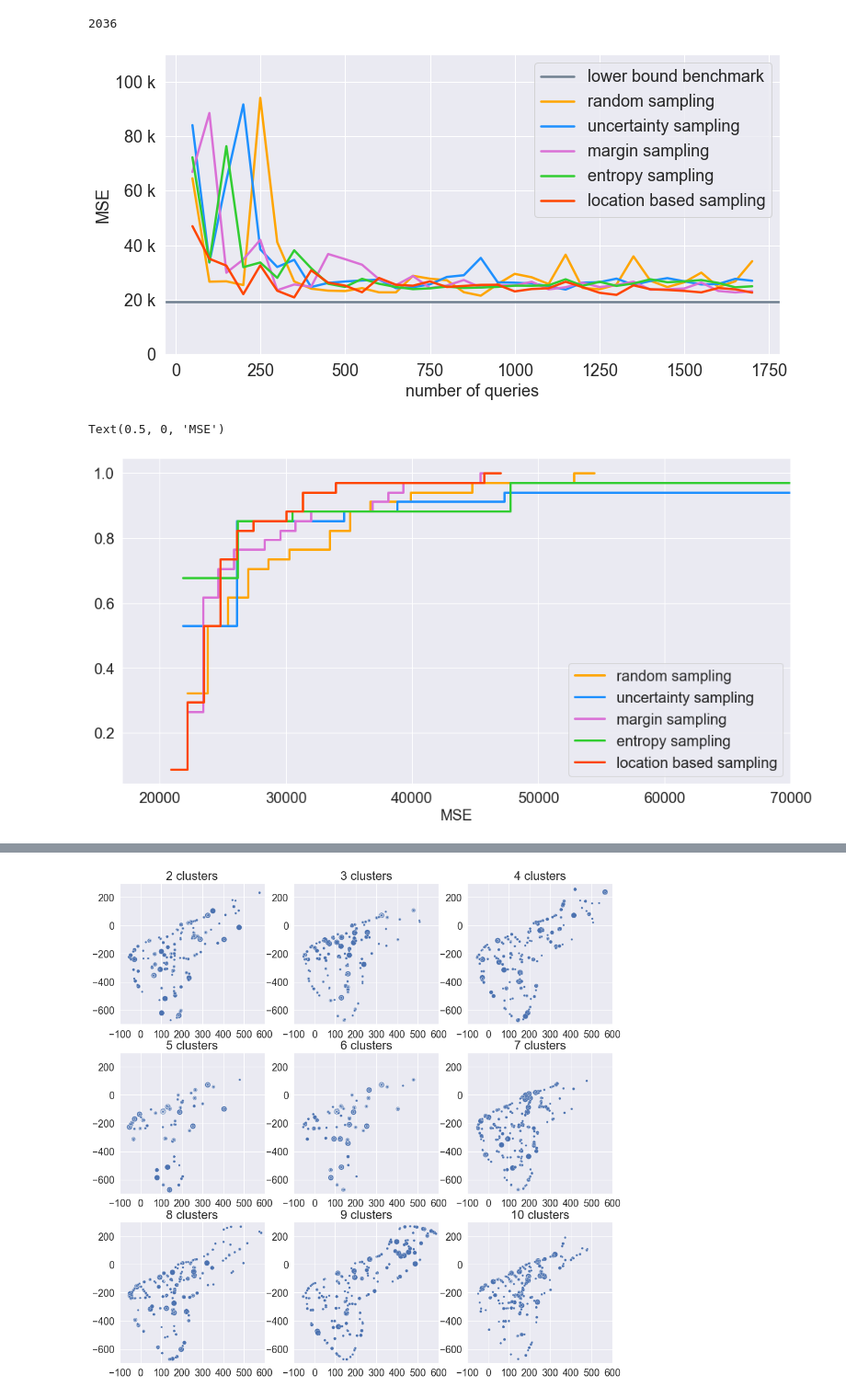
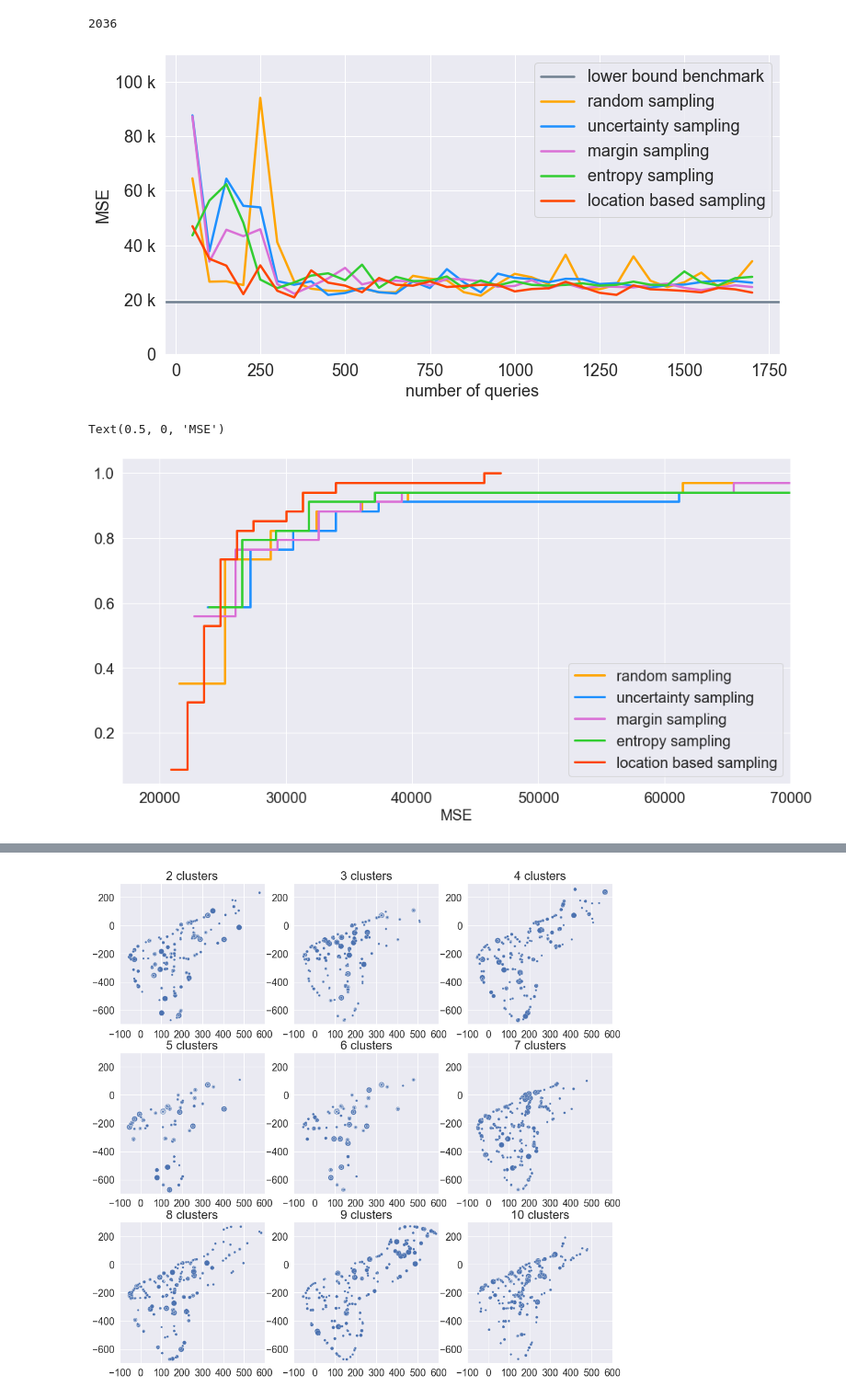
Before and after one commit to telenovelachuan/data_science, a Jupyter notebook: master_project/new_qs.ipynb, the cells around one changed output, grey strips where cells are left out. Shown at 92% size. Saved outputs shown, nothing was run; the diff lists cells and outputs as text; code cells hidden in the pictures.

```diff
--- a/master_project/new_qs.ipynb
+++ b/master_project/new_qs.ipynb
@@ -229,11 +240,11 @@ dist_dict_pretrain.index(max(dist_dict_pretrain))
 # mse_dict_margin_all = {50: 51284.7889639079, 100: 66016.85194045343, 150: 30273.315947502284, 200: 30510.82017951523, 250: 101819.90187829953, 300: 38640.28536421815, 350: 61023.50973416321, 400: 39791.17053809991, 450: 33765.272898954434, 500: 25399.624299885418, 550: 25295.027473948994, 600: 29622.44115548955, 650: 22079.748127691277, 700: 26585.907866276033, 750: 23744.630069383275, 800: 33232.0238208386, 850: 22102.53742151872, 900: 22752.360947639696, 950: 24208.144510679806, 1000: 21562.274649640396, 1050: 26998.73762918318, 1100: 24560.675992117074, 1150: 22452.813376793336, 1200: 23929.085556499747, 1250: 21515.396521110073, 1300: 21002.850865800327, 1350: 20719.38535556257, 1400: 22377.759285214455, 1450: 21627.643168845763, 1500: 22310.4018052671, 1550: 22741.272950609113, 1600: 21881.32329409153, 1650: 27603.12559227485, 1700: 24481.910818201824}
 # mse_dict_entropy_all = {50: 28380.728995871905, 100: 25999.777289061687, 150: 22867.76505331373, 200: 28199.529204771632, 250: 25441.47017795502, 300: 25003.850975922735, 350: 23999.76663088189, 400: 23389.13185333071, 450: 28617.153615144096, 500: 21572.535891404164, 550: 23780.802876654794, 600: 27012.64679644414, 650: 24011.72121292667, 700: 38444.200770061805, 750: 22689.47333404826, 800: 25654.592084456395, 850: 28205.596121859, 900: 25440.040743286863, 950: 25117.27085514094, 1000: 23442.317186662574, 1050: 23036.608919064194, 1100: 23096.5961593425, 1150: 23124.530170379745, 1200: 24805.102946529525, 1250: 25953.39294655282, 1300: 23577.54266208186, 1350: 25200.517051388724, 1400: 24119.660713122023, 1450: 25046.87818086985, 1500: 23816.1011390917, 1550: 24551.050842369663, 1600: 21517.733642173673, 1650: 24585.92453574138, 1700: 24052.50585216122}
 
-mse_dict_margin_all = {50: 66887.6214122649, 100: 88507.76216602384, 150: 29936.962457580812, 200: 34812.579673874825, 250: 42000.52278152192, 300: 23534.968172698354, 350: 25625.798645450075, 400: 24824.341556817428, 450: 36798.662247380205, 500: 34910.52609149051, 550: 32877.82563291676, 600: 27558.84871342771, 650: 25374.28314743574, 700: 28729.402844059427, 750: 24336.49173444293, 800: 25245.637280946015, 850: 27259.327786147027, 900: 24532.267541255675, 950: 25381.570038291127, 1000: 25222.097167089767, 1050: 26608.89250059309, 1100: 23837.649707565797, 1150: 24621.50575066505, 1200: 26273.806863571765, 1250: 24672.16685679967, 1300: 25413.94950093873, 1350: 26665.25944700702, 1400: 23727.05168598898, 1450: 23853.27584224164, 1500: 24158.484337858008, 1550: 26347.762779026674, 1600: 23252.642997147195, 1650: 22722.134335279425, 1700: 23135.362360619856}
+mse_dict_margin_all = {50: 87274.2314127471, 100: 34021.824370248396, 150: 45700.84007427305, 200: 43340.065112824326, 250: 45879.24136591033, 300: 25766.13681655633, 350: 22241.963323763815, 400: 24985.449233506533, 450: 27837.902616235748, 500: 31716.301588563274, 550: 25663.238247685007, 600: 27076.298476021922, 650: 26998.717610840406, 700: 26737.168140556667, 750: 25289.05601126204, 800: 27697.33896683258, 850: 27504.65358577123, 900: 26754.989114975222, 950: 24773.299088648564, 1000: 25101.928522939106, 1050: 27227.69399556109, 1100: 24164.550928108918, 1150: 26037.225874089945, 1200: 24209.413818716403, 1250: 24950.717669951347, 1300: 24763.408208758545, 1350: 24578.07583715835, 1400: 25380.003846957366, 1450: 25934.12376198894, 1500: 24399.600458797115, 1550: 23522.946025523994, 1600: 24495.582357090203, 1650: 25304.34901091985, 1700: 24687.799941881807}
 
-mse_dict_entropy_all = {50: 72270.46341198114, 100: 33798.881873728336, 150: 76341.02726321324, 200: 31975.80015197342, 250: 33690.31602564213, 300: 28052.673402047105, 350: 38165.12070733228, 400: 31588.93165639514, 450: 25903.590268984513, 500: 24739.723164045437, 550: 27701.75728490079, 600: 25899.61411768036, 650: 24706.183194134956, 700: 23927.613007711974, 750: 24210.605877344413, 800: 24851.483913454183, 850: 24362.938801898636, 900: 24510.6088263314, 950: 24759.386677728475, 1000: 25199.699589350264, 1050: 25151.018155160553, 1100: 25331.657209407047, 1150: 27533.68408030449, 1200: 25160.608147460025, 1250: 26623.960842444594, 1300: 25111.328143165854, 1350: 26004.119455276024, 1400: 27518.212201310398, 1450: 26450.026136074597, 1500: 26758.531877173144, 1550: 27243.839282602406, 1600: 26190.166451235946, 1650: 24593.285131033084, 1700: 24978.048950373555}
+mse_dict_entropy_all = {50: 43650.01194239468, 100: 56401.77449741168, 150: 62413.26626018912, 200: 48288.10312340775, 250: 27443.105024640085, 300: 24290.64510205304, 350: 26368.529177286186, 400: 28878.98117016643, 450: 29732.291006685406, 500: 27190.734194091376, 550: 32905.46012192293, 600: 24426.388992398133, 650: 28430.408423583347, 700: 26864.883394596593, 750: 26987.97185065731, 800: 28571.15357147974, 850: 24247.303813832255, 900: 27091.97588363064, 950: 25245.2212014816, 1000: 26816.530418145732, 1050: 25497.861921055548, 1100: 25210.55472045959, 1150: 25480.490149725912, 1200: 26060.992616962176, 1250: 25205.746098749394, 1300: 25508.081123618962, 1350: 26678.33586806679, 1400: 25537.866295729134, 1450: 25371.75630075664, 1500: 30412.57020292715, 1550: 26435.162623301014, 1600: 25294.681106169268, 1650: 27953.333995516823, 1700: 28434.0159512633}
 
-mse_dict_uncertainty_all = {50: 84075.90875370559, 100: 33699.15304739299, 150: 63756.037378867164, 200: 91654.6937654798, 250: 38496.41352639467, 300: 32037.921858235975, 350: 34671.98453847851, 400: 24699.581736362186, 450: 26209.59345341322, 500: 26722.29448102348, 550: 27091.698272341022, 600: 27423.0252419819, 650: 24281.8268071658, 700: 24630.805142679088, 750: 25670.632328470147, 800: 28383.614323774473, 850: 29024.035153310713, 900: 35374.16666498303, 950: 26406.270421513647, 1000: 26288.06914709238, 1050: 25971.927244852213, 1100: 25015.370268924496, 1150: 23771.109914695702, 1200: 26305.45567457534, 1250: 26468.014543855752, 1300: 27769.279340282763, 1350: 25491.379216352714, 1400: 26917.46992120579, 1450: 27955.20896355715, 1500: 26778.052430696134, 1550: 25649.140378066557, 1600: 25800.416205793783, 1650: 27687.816788335822, 1700: 26993.06563479501}
+mse_dict_uncertainty_all = {50: 87629.04252421782, 100: 37832.80640381217, 150: 64430.23905767614, 200: 54470.909364640305, 250: 53897.79987059656, 300: 26868.704152983923, 350: 25527.601566367444, 400: 26788.647703442894, 450: 21799.59864454196, 500: 22501.180930248476, 550: 24300.086692563225, 600: 22793.96013749774, 650: 22327.322885575613, 700: 26804.454509330404, 750: 24307.578869441888, 800: 31259.330054888076, 850: 26402.17077145626, 900: 22754.42979547521, 950: 29612.911640898343, 1000: 28083.84035950064, 1050: 27604.907585675417, 1100: 26468.33116475996, 1150: 27706.93369375773, 1200: 27579.479499608013, 1250: 25784.321183644453, 1300: 26135.702640990898, 1350: 25078.52616574628, 1400: 24468.77576536007, 1450: 25407.116028916487, 1500: 25593.70828006933, 1550: 26523.03347655087, 1600: 27029.879742834102, 1650: 26881.291398721576, 1700: 26285.65118480298}
 
 mse_dict_random_all = {50: 64560.27488355944, 100: 26656.320165685156, 150: 26791.743413117598, 200: 25417.141337022404, 250: 94060.02358323918, 300: 41158.38147195243, 350: 26735.45601822592, 400: 24095.09298239557, 450: 23364.14391864023, 500: 23220.05182452103, 550: 24297.446131139262, 600: 22750.111461659286, 650: 22743.269487215905, 700: 28806.65352557978, 750: 27748.564063692134, 800: 27188.77247402727, 850: 22796.744506706706, 900: 21519.772259155838, 950: 25790.632232691318, 1000: 29526.095728379583, 1050: 28274.788905171503, 1100: 25789.39064974111, 1150: 36552.09862573303, 1200: 24359.899872777245, 1250: 23869.967001947094, 1300: 25586.31542786026, 1350: 35938.94001549325, 1400: 27013.95412427641, 1450: 24671.70363909544, 1500: 26455.032982821893, 1550: 29978.299390030545, 1600: 24718.025123760588, 1650: 26787.88301615208, 1700: 34183.66282587346}
 
@@ -248,34 +259,34 @@ mses_uncertainty_all = list(mse_dict_uncertainty_all.values())
 mses_margin_all = list(mse_dict_margin_all.values())
 mses_entropy_all = list(mse_dict_entropy_all.values())
 mses_lb_all = list(mse_dict_lb_all.values())[:len(n_queries)]
 
 
 font_size = 18
 line_width = 2.5
 import matplotlib.ticker as ticker
 sns.set()
 fig, ax = plt.subplots(figsize=(12, 6))
 #plt.figure(figsize=(12, 6))
 y_bm = 19258.3560
 
 plt.axhline(y=y_bm, color='slategray', linestyle='-', label="lower bound benchmark", linewidth=line_width)
 plt.plot(n_queries, mses_random_all, label="random sampling", linewidth=line_width, color="orange")
 plt.plot(n_queries, mses_uncertainty_all, label="uncertainty sampling", linewidth=line_width, color="dodgerblue")
 plt.plot(n_queries, mses_margin_all, label="margin sampling", linewidth=line_width, color="orchid")
 plt.plot(n_queries, mses_entropy_all, label="entropy sampling", linewidth=line_width, color="limegreen")
 plt.plot(n_queries, mses_lb_all, label="location based sampling", linewidth=line_width, color="orangered")
 
 
 plt.ylabel("MSE", fontsize=font_size)
 plt.xlabel("number of queries", fontsize=font_size)
 plt.legend(prop={'size': font_size})
 plt.xticks(fontsize=font_size)
 plt.yticks(fontsize=font_size)
 
 plt.ylim((0, 110000))
 ax.yaxis.set_major_formatter(ticker.EngFormatter())
 # %% [output]
-[figure, old version]
+[figure, new version]
 # %%
 fig, ax = plt.subplots(figsize=(16, 8))
 font_size = 20
@@ -312,7 +323,7 @@ plt.yticks(fontsize=font_size)
 plt.xlabel("MSE", fontsize=font_size)
 # %% [output]
 Text(0.5, 0, 'MSE')
-[figure, old version]
+[figure, new version]
 # %%
 # Looking at the chosen samples by the 4 uncertainty sampling methods
 plt.subplots(2, 2, figsize=(16, 20))
```
Also changed, not shown: parts of 5 cells of this notebook.
